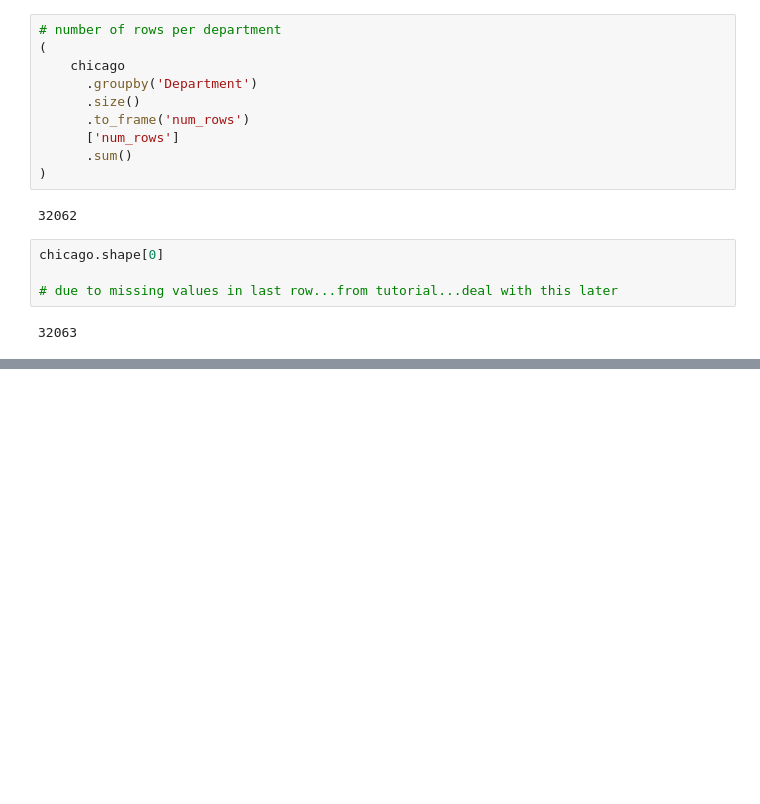
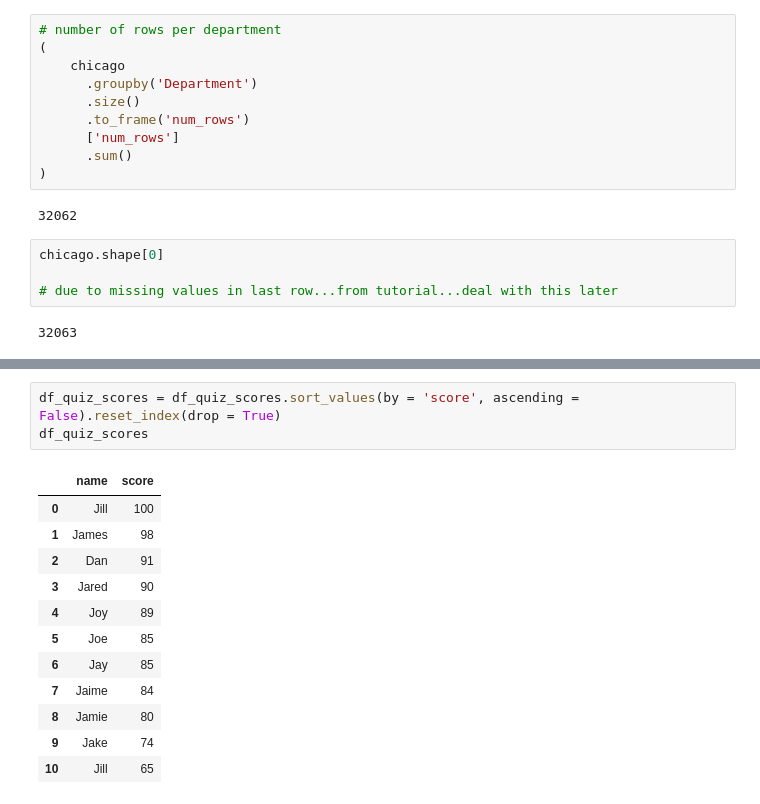
Before and after one commit to jack-cao-623/python_learning, a Jupyter notebook: understanding_code_snippets.ipynb, the cells around one changed output, grey strips where cells are left out. Saved outputs shown, nothing was run; the diff lists cells and outputs as text; blank space fills up the shorter version.

```diff
--- a/understanding_code_snippets.ipynb
+++ b/understanding_code_snippets.ipynb
@@ -180,0 +295,16 @@ chicago.shape[0]
+# %%
+df_quiz_scores = df_quiz_scores.sort_values(by = 'score', ascending = False).reset_index(drop = True)
+df_quiz_scores
+# %% [output]
+|  | name | score |
+| 0 | Jill | 100 |
+| 1 | James | 98 |
+| 2 | Dan | 91 |
+| 3 | Jared | 90 |
+| 4 | Joy | 89 |
+| 5 | Joe | 85 |
+| 6 | Jay | 85 |
+| 7 | Jaime | 84 |
+| 8 | Jamie | 80 |
+| 9 | Jake | 74 |
+| 10 | Jill | 65 |
```
Also changed, not shown: parts of 7 cells of this notebook.
